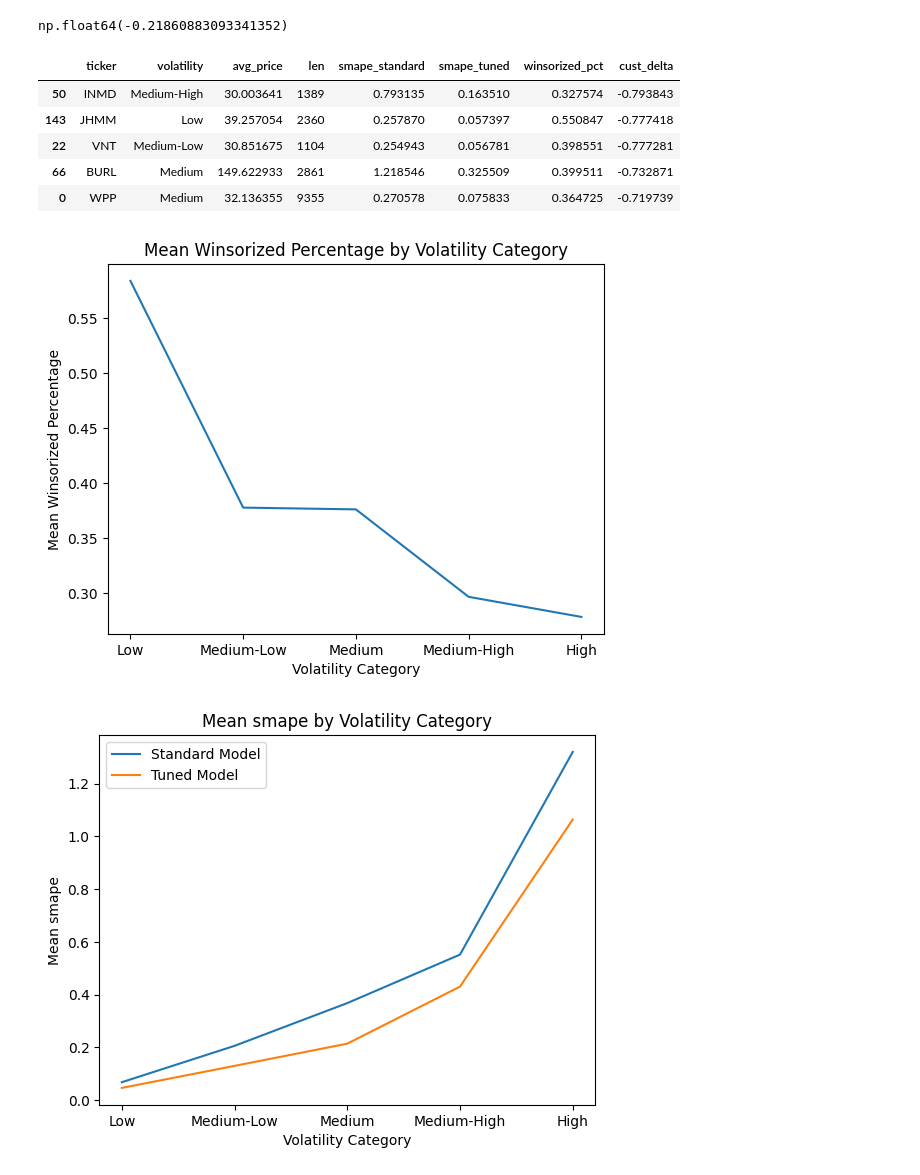
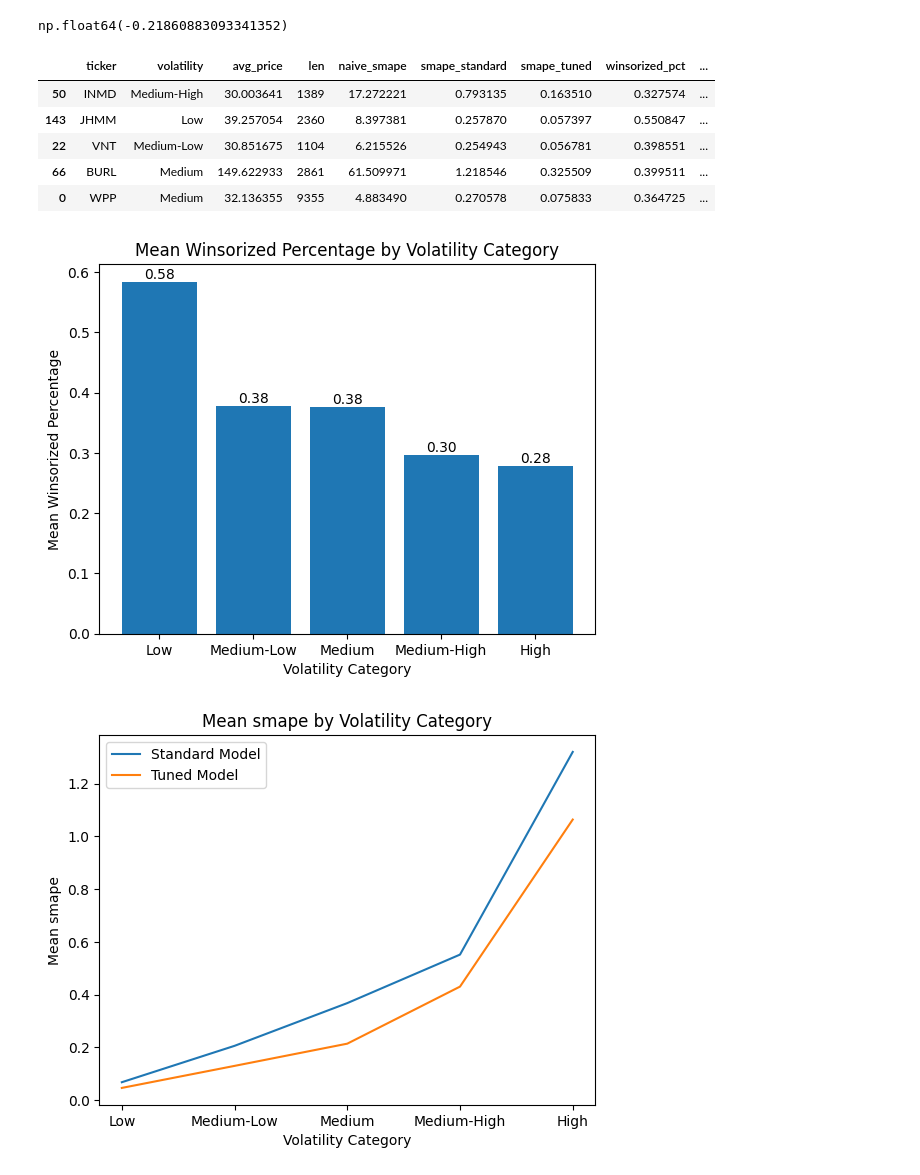
Before and after one commit to shanejp76/Forecasting-Tool-for-Swing-Trading, a Jupyter notebook: 2025.02.08 - Model Delta.ipynb, the cells around one changed output. Cells and saved outputs as stored; diff of their text form; code cells hidden in the pictures.

```diff
--- a/2025.02.08 - Model Delta.ipynb
+++ b/2025.02.08 - Model Delta.ipynb
@@ -5,3 +3,5 @@ combined_model_smape_path = r"C:\Users\Shane\Desktop\2024.06.27_-_Data_Science\2
+# %%
+combined_model_smape_path = '/Users/shaneypeterson/Desktop/2025.02.24 - Data Science Work/combined_model_smape.csv'
 # %%
 df = pd.read_csv(combined_model_smape_path)
 # %%
@@ -118,22 +119,27 @@ np.float64(-0.21860883093341352)
 # %%
 df.sort_values(by='cust_delta').head()
 # %% [output]
-|  | ticker | volatility | avg_price | len | smape_standard | smape_tuned | winsorized_pct | cust_delta |
-| 50 | INMD | Medium-High | 30.003641 | 1389 | 0.793135 | 0.163510 | 0.327574 | -0.793843 |
-| 143 | JHMM | Low | 39.257054 | 2360 | 0.257870 | 0.057397 | 0.550847 | -0.777418 |
-| 22 | VNT | Medium-Low | 30.851675 | 1104 | 0.254943 | 0.056781 | 0.398551 | -0.777281 |
-| 66 | BURL | Medium | 149.622933 | 2861 | 1.218546 | 0.325509 | 0.399511 | -0.732871 |
-| 0 | WPP | Medium | 32.136355 | 9355 | 0.270578 | 0.075833 | 0.364725 | -0.719739 |
+|  | ticker | volatility | avg_price | len | naive_smape | smape_standard | smape_tuned | winsorized_pct | ... |
+| 50 | INMD | Medium-High | 30.003641 | 1389 | 17.272221 | 0.793135 | 0.163510 | 0.327574 | ... |
+| 143 | JHMM | Low | 39.257054 | 2360 | 8.397381 | 0.257870 | 0.057397 | 0.550847 | ... |
+| 22 | VNT | Medium-Low | 30.851675 | 1104 | 6.215526 | 0.254943 | 0.056781 | 0.398551 | ... |
+| 66 | BURL | Medium | 149.622933 | 2861 | 61.509971 | 1.218546 | 0.325509 | 0.399511 | ... |
+| 0 | WPP | Medium | 32.136355 | 9355 | 4.883490 | 0.270578 | 0.075833 | 0.364725 | ... |
 # %%
 # line graph for volatility w winosrized_pct for df_mean
 
-plt.plot(df_mean['volatility'], df_mean['winsorized_pct'])
+plt.bar(df_mean['volatility'], df_mean['winsorized_pct'])
 plt.title('Mean Winsorized Percentage by Volatility Category')
 plt.xlabel('Volatility Category')
 plt.ylabel('Mean Winsorized Percentage')
+
+# Add labels to each bar
+for i, v in enumerate(df_mean['winsorized_pct']):
+    plt.text(i, v, f'{v:.2f}', ha='center', va='bottom')
+
 plt.show()
 # %% [output]
-[figure, old version]
+[figure, new version]
 # %%
 # line graph for volatility w smape_standard & smape_tuned
 
```
Also changed, not shown: parts of 5 cells of this notebook, 6 other files.
